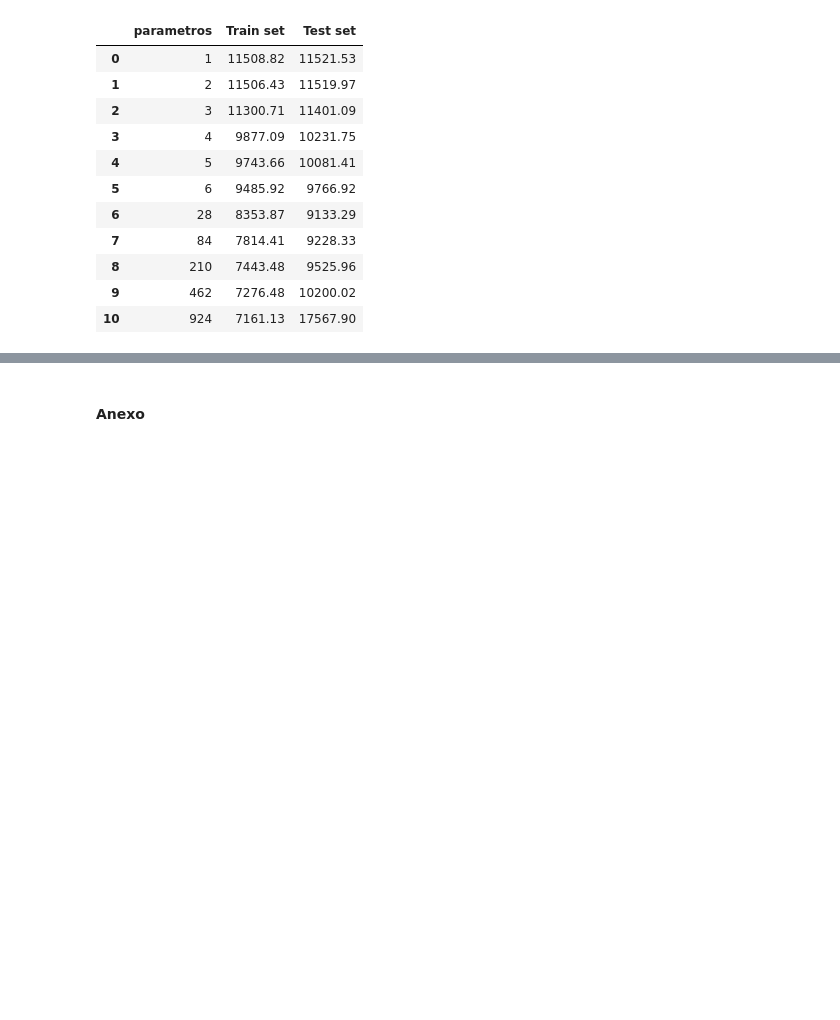
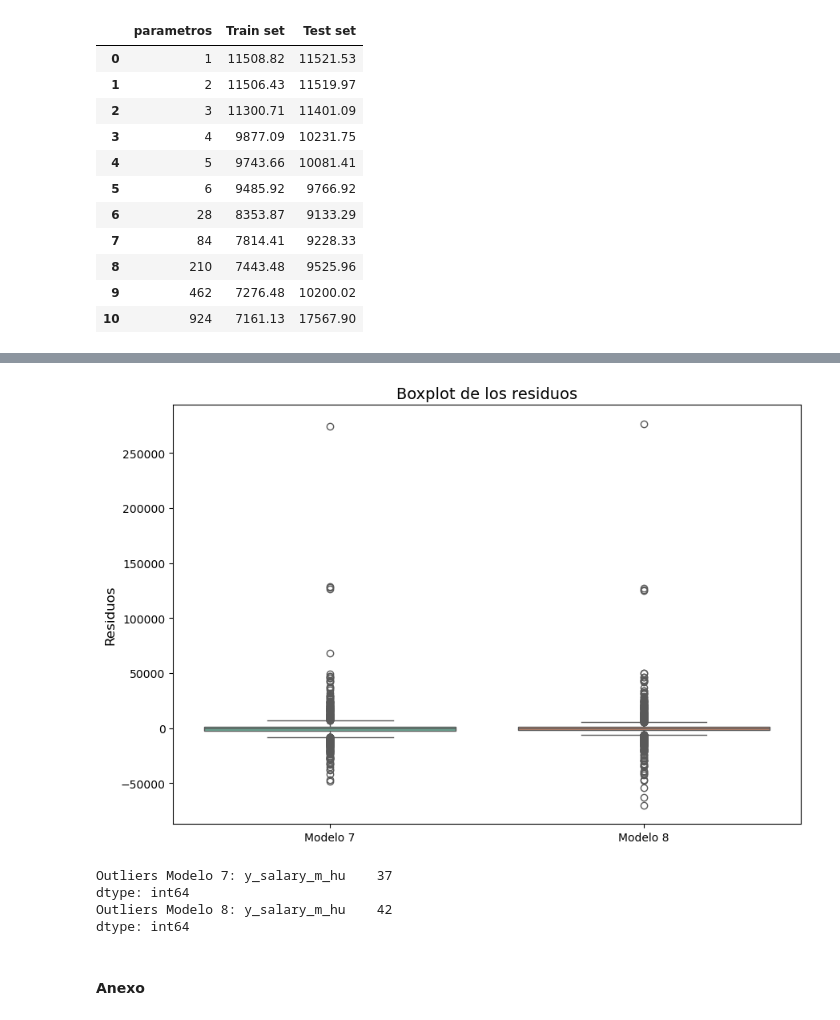
Before and after one commit to ebqz7/Machine_Learning_TP, a Jupyter notebook: TP1/scripts/3_analysis.ipynb, the cells around one changed output, grey strips where cells are left out. Saved outputs shown, nothing was run; the diff lists cells and outputs as text; code cells hidden in the pictures; blank space fills up the shorter version.

Commit message:
Outliers

```diff
--- a/TP1/scripts/3_analysis.ipynb
+++ b/TP1/scripts/3_analysis.ipynb
@@ -426,3 +464,31 @@ graph
+# %%
+#boxplot de los residuos
+plt.figure(figsize=(9, 6))
+sns.boxplot(data=[residuos7.values.flatten(), residuos8.values.flatten()], palette='Set2')
+plt.title('Boxplot de los residuos', fontsize=14)
+plt.ylabel('Residuos', fontsize=12)
+plt.xticks([0, 1], ['Modelo 7', 'Modelo 8'])
+plt.tight_layout()
+plt.show()
+# %% [output]
+[figure, added]
+# %%
+# Detectar outliers
+def detect_outliers(residuos, threshold=3):
+    z_scores = (residuos - residuos.mean()) / residuos.std()
+    outliers = np.abs(z_scores) > threshold
+    return outliers
+
+outliers7 = detect_outliers(residuos7)
+outliers8 = detect_outliers(residuos8)
+
+print(f"Outliers Modelo 7: {outliers7.sum()}")
+print(f"Outliers Modelo 8: {outliers8.sum()}")
+# %% [output]
+Outliers Modelo 7: y_salary_m_hu    37
+dtype: int64
+Outliers Modelo 8: y_salary_m_hu    42
+dtype: int64
 # %% [markdown]
 #### Anexo
 # %%
```
Also changed, not shown: parts of 5 cells of this notebook.
